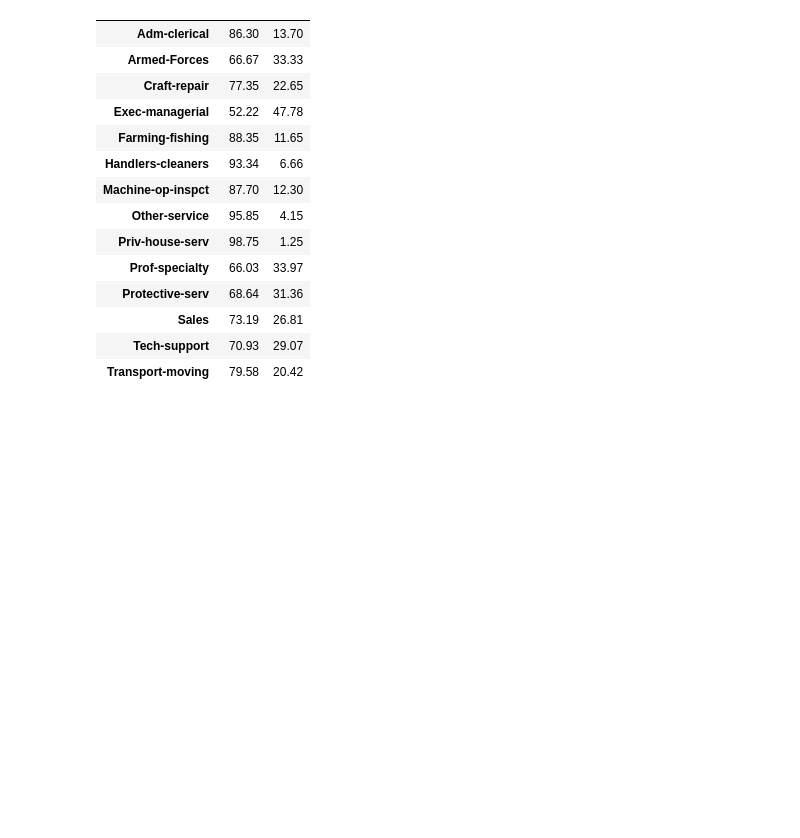
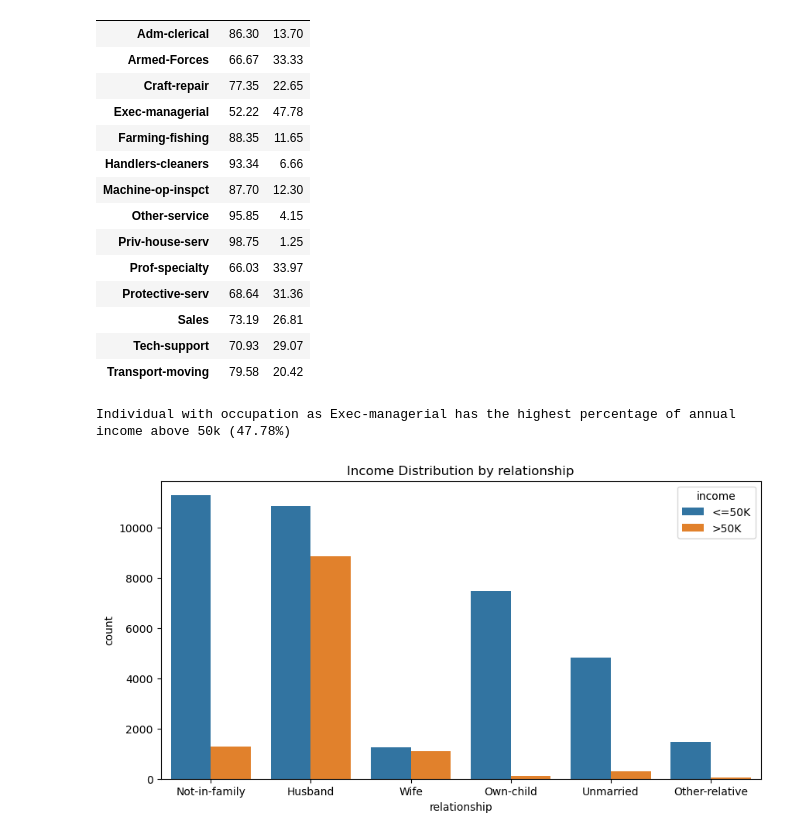
Before and after one commit to himashooo/Adult-Income, a Jupyter notebook: Adult Income.ipynb, the cells around one changed output. Cells and saved outputs as stored; diff of their text form; code cells hidden in the pictures; blank space fills up the shorter version.

```diff
--- a/Adult Income.ipynb
+++ b/Adult Income.ipynb
@@ -439,3 +427,14 @@ income_occ
 | Sales | 73.19 | 26.81 |
 | Tech-support | 70.93 | 29.07 |
 | Transport-moving | 79.58 | 20.42 |
+# %%
+print(f"Individual with occupation as Exec-managerial has the highest percentage of annual income above 50k ({income_occ.loc['Exec-managerial','>50K']}%)")
+# %% [output]
+Individual with occupation as Exec-managerial has the highest percentage of annual income above 50k (47.78%)
+# %%
+plt.figure(figsize=(10,5))
+sns.countplot(data=df,x='relationship',hue='income')
+plt.title('Income Distribution by relationship')
+plt.show()
+# %% [output]
+[figure, added]
```
Also changed, not shown: parts of 31 cells of this notebook.
